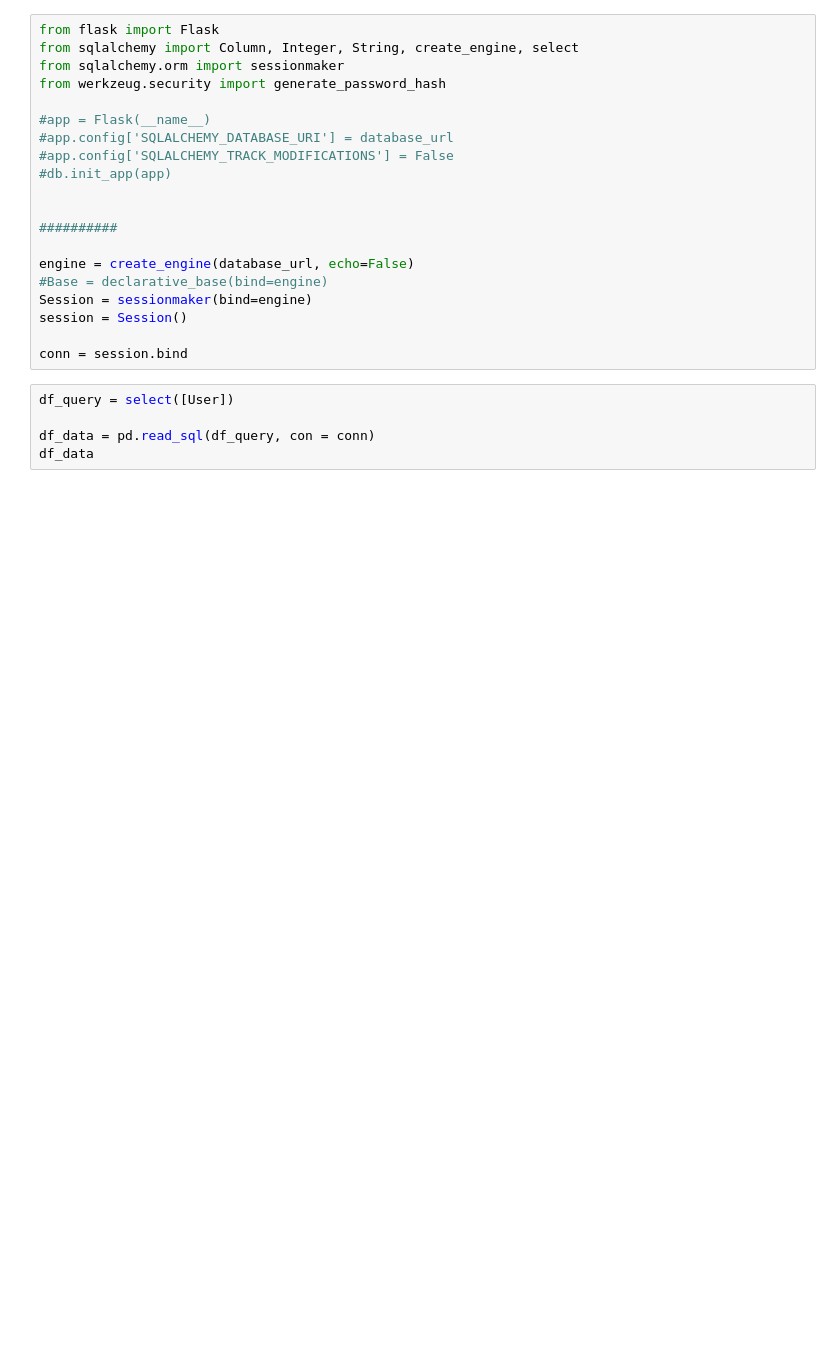
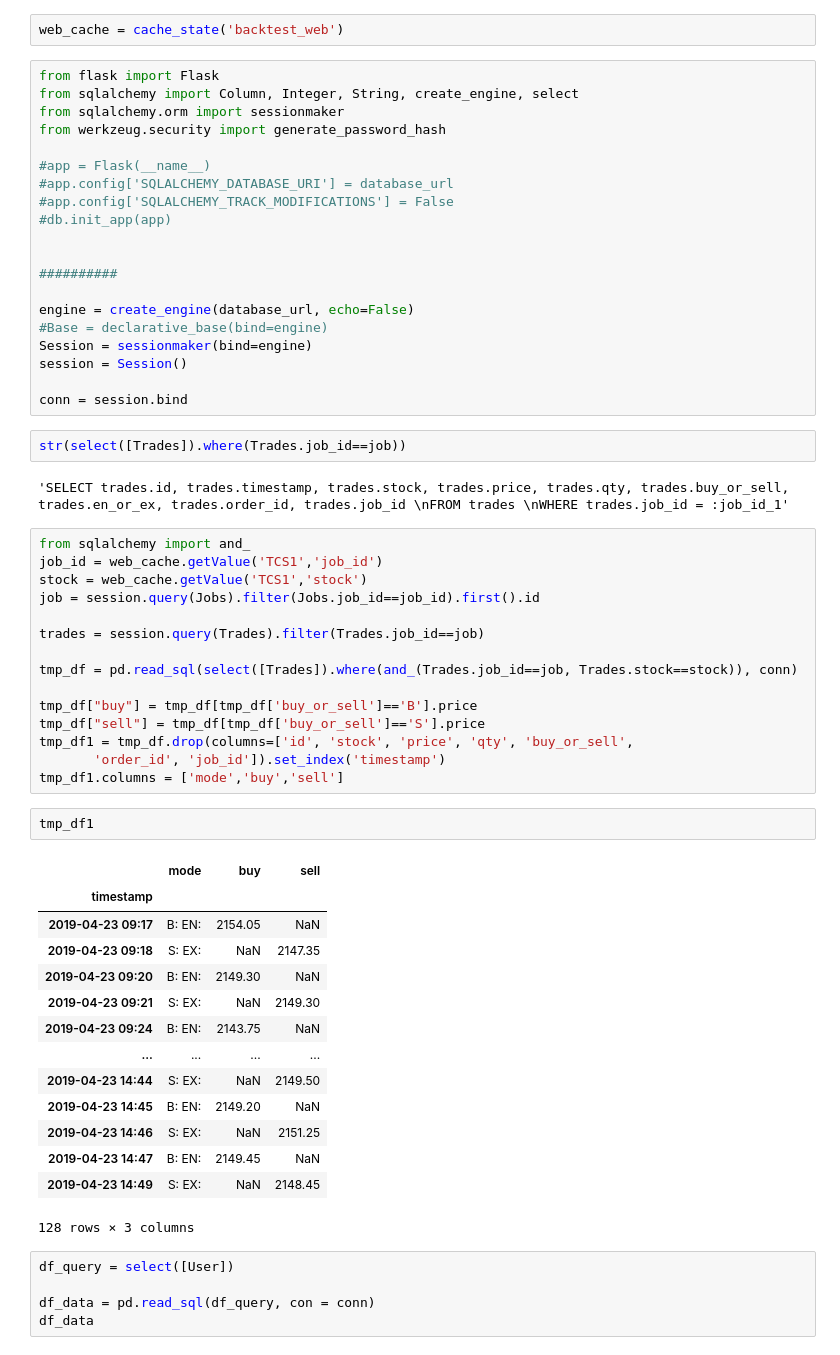
Before and after one commit to suhansaha/algotrader, a Jupyter notebook: src/database_sandbox.ipynb, the cells around one changed output. Saved outputs shown, nothing was run; the diff lists cells and outputs as text; blank space fills up the shorter version.

```diff
--- a/src/database_sandbox.ipynb
+++ b/src/database_sandbox.ipynb
@@ -7,6 +7,8 @@ import sqlalchemy as db
 from sqlalchemy import create_engine, MetaData, Table, Column, Integer, String
 # %%
 from lib.data_model_lib import *
+# %%
+web_cache = cache_state('backtest_web')
 # %%
 from flask import Flask
 from sqlalchemy import Column, Integer, String, create_engine, select
@@ -27,6 +29,42 @@ Session = sessionmaker(bind=engine)
 session = Session()
 
 conn = session.bind
+# %%
+str(select([Trades]).where(Trades.job_id==job))
+# %% [output]
+'SELECT trades.id, trades.timestamp, trades.stock, trades.price, trades.qty, trades.buy_or_sell, trades.en_or_ex, trades.order_id, trades.job_id \nFROM trades \nWHERE trades.job_id = :job_id_1'
+# %%
+from sqlalchemy import and_
+job_id = web_cache.getValue('TCS1','job_id')
+stock = web_cache.getValue('TCS1','stock')
+job = session.query(Jobs).filter(Jobs.job_id==job_id).first().id
+
+trades = session.query(Trades).filter(Trades.job_id==job)
+
+tmp_df = pd.read_sql(select([Trades]).where(and_(Trades.job_id==job, Trades.stock==stock)), conn)
+
+tmp_df["buy"] = tmp_df[tmp_df['buy_or_sell']=='B'].price
+tmp_df["sell"] = tmp_df[tmp_df['buy_or_sell']=='S'].price
+tmp_df1 = tmp_df.drop(columns=['id', 'stock', 'price', 'qty', 'buy_or_sell',
+       'order_id', 'job_id']).set_index('timestamp')
+tmp_df1.columns = ['mode','buy','sell']
+# %%
+tmp_df1
+# %% [output]
+|  | mode | buy | sell |
+| timestamp |  |  |  |
+| 2019-04-23 09:17 | B: EN: | 2154.05 | NaN |
+| 2019-04-23 09:18 | S: EX: | NaN | 2147.35 |
+| 2019-04-23 09:20 | B: EN: | 2149.30 | NaN |
+| 2019-04-23 09:21 | S: EX: | NaN | 2149.30 |
+| 2019-04-23 09:24 | B: EN: | 2143.75 | NaN |
+| ... | ... | ... | ... |
+| 2019-04-23 14:44 | S: EX: | NaN | 2149.50 |
+| 2019-04-23 14:45 | B: EN: | 2149.20 | NaN |
+| 2019-04-23 14:46 | S: EX: | NaN | 2151.25 |
+| 2019-04-23 14:47 | B: EN: | 2149.45 | NaN |
+| 2019-04-23 14:49 | S: EX: | NaN | 2148.45 |
+128 rows × 3 columns
 # %%
 df_query = select([User])
 
```
Also changed, not shown: parts of 3 cells of this notebook, 6 other files.
